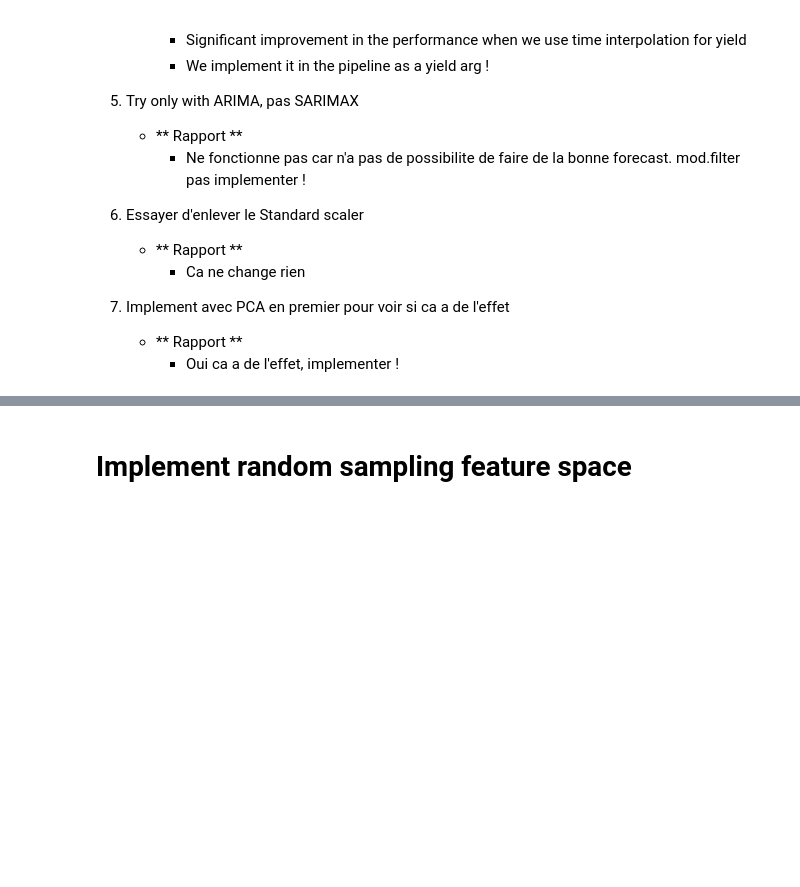
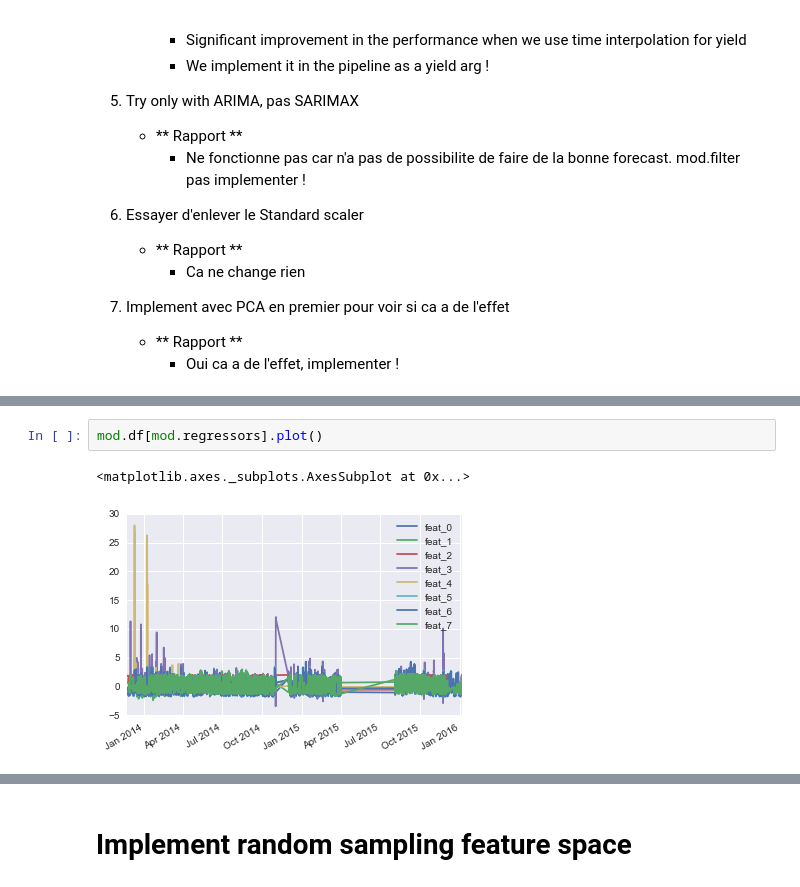
Before and after one commit to cthorey/fognet, a Jupyter notebook: 07-04-2016.ipynb, the cells around one changed output, grey strips where cells are left out. Saved outputs shown, nothing was run; the diff lists cells and outputs as text; blank space fills up the shorter version.

```diff
--- a/07-04-2016.ipynb
+++ b/07-04-2016.ipynb
@@ -415,0 +134,5 @@ Le test is composed by 1 group and 462 observation
+# %%
+mod.df[mod.regressors].plot()
+# %% [output]
+<matplotlib.axes._subplots.AxesSubplot at 0x...>
+[figure, added]
```
Also changed, not shown: parts of 119 cells of this notebook, 11 other files.
